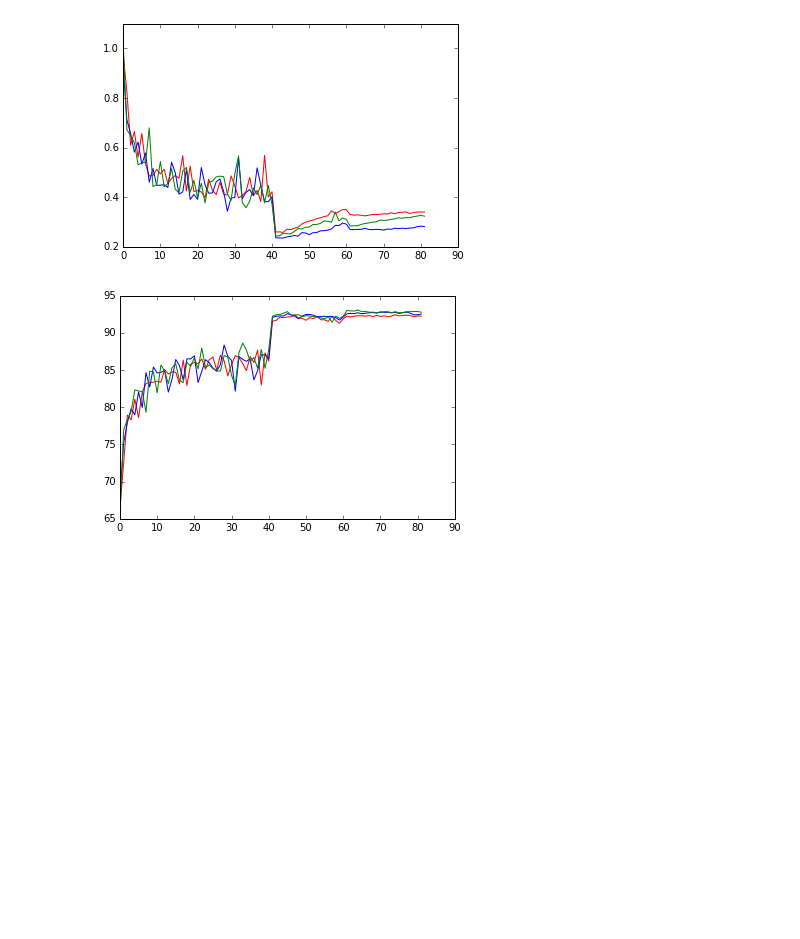
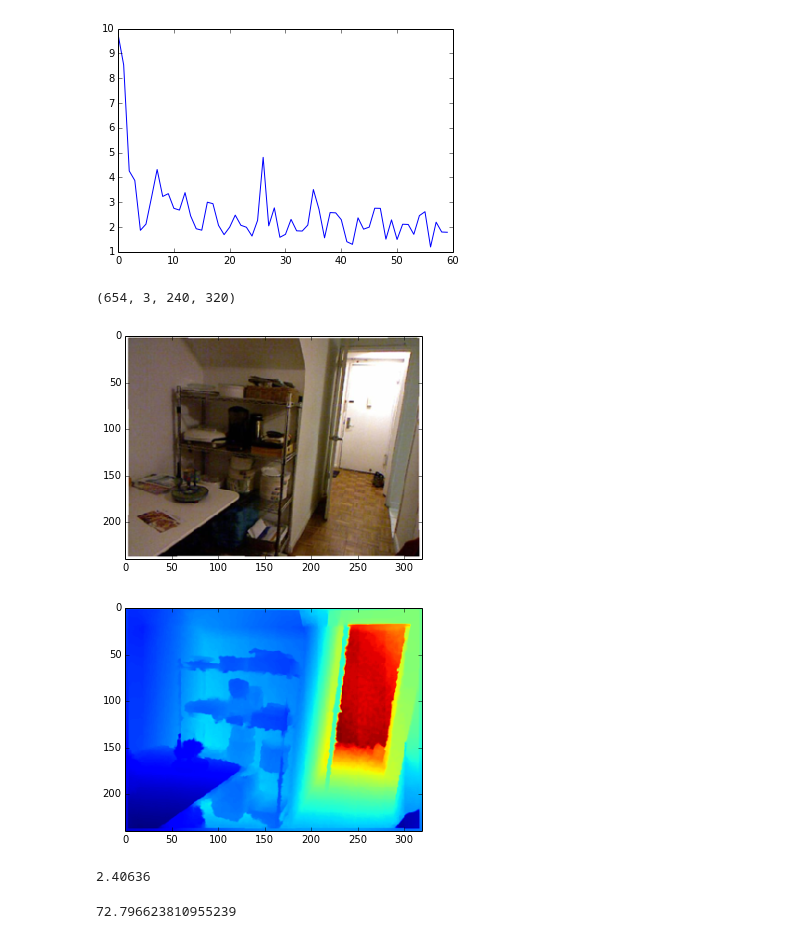
Before and after one commit to sebastian-schlecht/im2vol, a Jupyter notebook: plot.ipynb, the cells around one changed output. Cells and saved outputs as stored; diff of their text form; code cells hidden in the pictures; blank space fills up the shorter version.

```diff
--- a/plot.ipynb
+++ b/plot.ipynb
@@ -11,37 +1,38 @@ residual_terminal.py             wide_resnet_4_1_01_1_log.pkl
-# %%
-%matplotlib inline
-import cPickle as pickle
-import numpy as np
-import matplotlib.pyplot as plt
-
-
-COLORS = ['r', 'b', 'g']
-
-data = [
-    'wide_resnet_4_1_00_log.pkl',
-    'wide_resnet_4_1_01_1_log.pkl',
-    'wide_resnet_4_1_01_100_log.pkl'
-]
-
-def load_data(f,key, n):
-    data = pickle.load( open( f, "rb" ) )
-    if n ==0:
-        val_e = data[key][0:]
-    else:
-        val_e = data[key][0:n]
-    return val_e
-
-def plot_all(key, n=0):
-    idx = 0
-    for _file in data:
-        d = load_data(_file, key, n)
-        x = np.arange(len(d))
-        plt.plot(x, d, COLORS[idx])
-        idx += 1
-    plt.show()
-
-plot_all('val_error')
-plot_all('val_acc')
-# %% [output]
-[figure, removed]
-[figure, removed]
+# %%
+%matplotlib inline
+
+import numpy as np
+import matplotlib.pyplot as plt
+
+data = np.load("./data/resunet_connected_mse_epoch_42_loss_train.npy")
+
+plt.plot(data)
+plt.show()
+# %% [output]
+[figure, added]
+# %%
+import h5py as h
+import numpy as np
+import matplotlib.pyplot as plt
+
+f = h.File("/data/data/test_v2.hdf5")
+images = np.array(f["images"])
+print images.shape
+depths = np.array(f["depths"])
+# %% [output]
+(654, 3, 240, 320)
+# %%
+%matplotlib inline
+
+idx = 99
+
+plt.imshow(images[idx].transpose((1,2,0)))
+plt.show()
+plt.imshow(depths[idx])
+plt.show()
+
+print depths[idx].mean()
+# %% [output]
+[figure, added]
+[figure, added]
+2.40636
@@ -47,0 +45,4 @@ plot_all('val_acc')
+# %%
+s
+# %% [output]
+72.796623810955239
```
Also changed, not shown: parts of 4 cells of this notebook, 3 other files.
